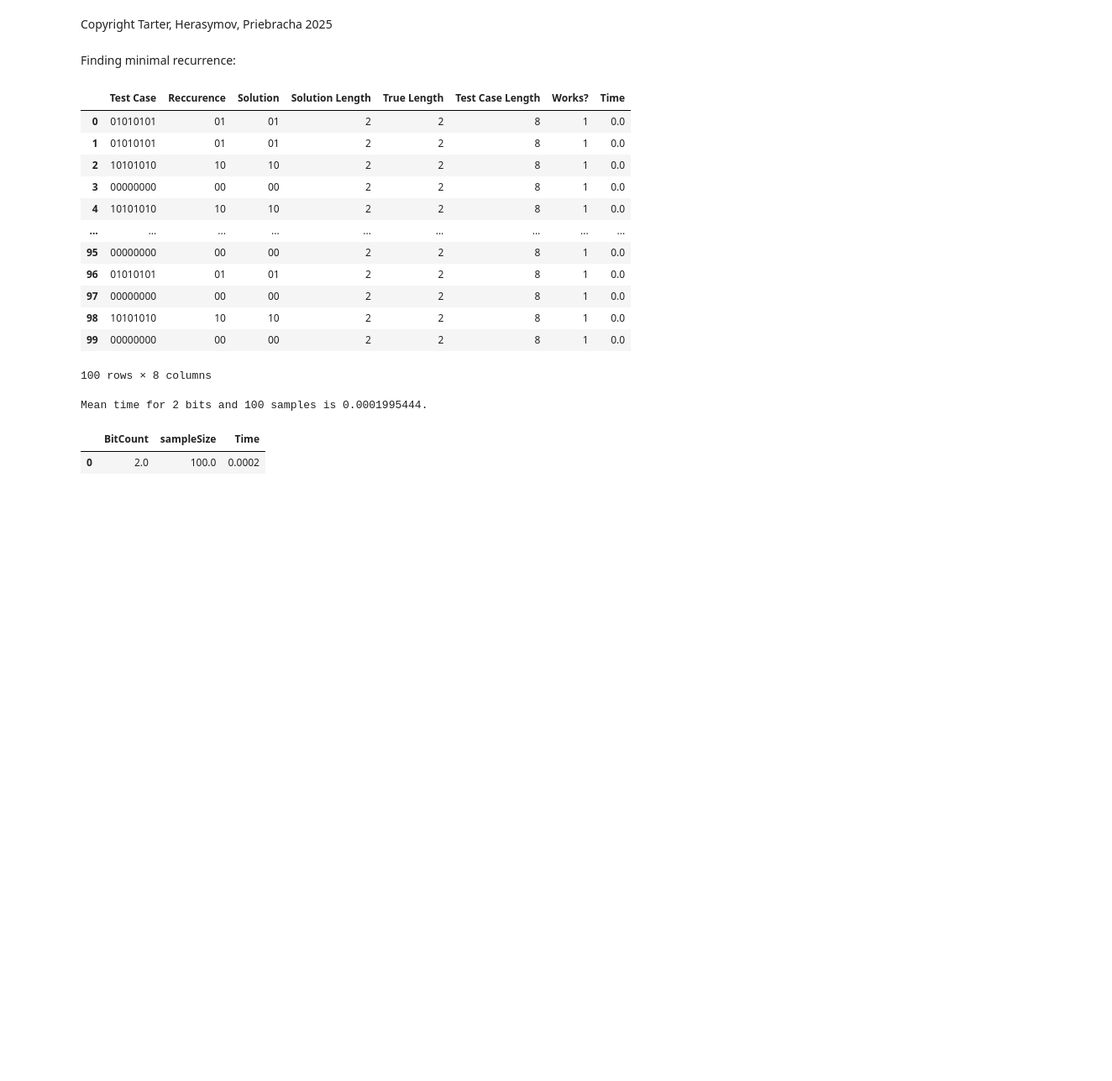
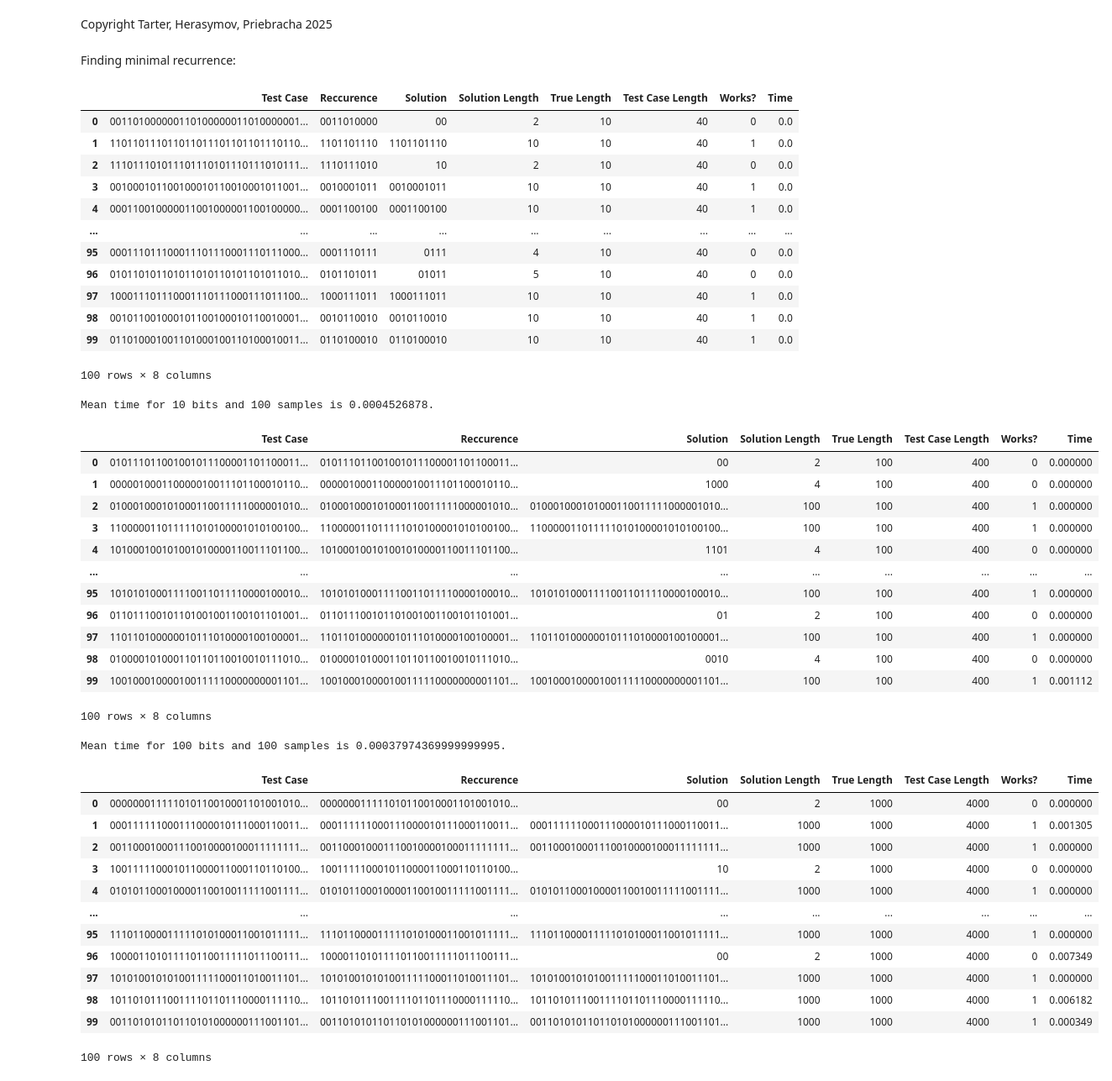
Before and after one commit to Tartertx/LFSR-Research, a Jupyter notebook: algorithm.ipynb, the cells around one changed output. Shown at 84% size. Saved outputs shown, nothing was run; the diff lists cells and outputs as text; code cells hidden in the pictures; blank space fills up the shorter version.

```diff
--- a/algorithm.ipynb
+++ b/algorithm.ipynb
@@ -29,7 +29,7 @@ def backTest(upper):
     out = pd.DataFrame(columns=['BitCount', 'sampleSize', 'Time'])
 
     for i in range(upper-1):
-        digitLength = 2#10**(i+1)
+        digitLength = 10**(i+1)
         sampleSize = 100
 
         tests = pd.DataFrame(columns=['Test Case', 'Reccurence', 'Solution', 'Solution Length', 'True Length', 'Test Case Length', 'Works?', 'Time']) #initialize the dataframe
@@ -48,44 +48,69 @@ def backTest(upper):
             for i in range(len(factors)-1,0,-1): ####O(log(n))
                 rec = sequence[int(n - factors[i]):n] #isolate the recurrence
                 trial = f'{rec}'*2 #concat to make the trial
                 if trial == str(tests.loc[l,'Test Case'])[int(n - 2*factors[i]):n]: #tests if the trial works
                     options.update({len(rec):rec})
             return options[min(options)]
 
         l = 0
         for sequence in testList:
             start = time.time()
             tests.loc[l,'Solution'] = decode(sequence,tests,l)
             end = time.time()
             tests.loc[l,'Time'] = round(end - start,8)#log time for complexity
             tests.loc[l,'Solution Length'] = len(str(tests.loc[l,'Solution']))
             tests.loc[l,'True Length'] = len(tests.loc[l,'Reccurence'])
             tests.loc[l,'Test Case Length'] = len(tests.loc[l,'Test Case'])
             if tests.loc[l,'Reccurence'] == tests.loc[l,'Solution']:
                 tests.loc[l,'Works?'] = 1
             l += 1
 
         display(tests)
         out.loc[i]=[digitLength, sampleSize, np.mean(tests['Time'])]
         print(f'Mean time for {digitLength} bits and {sampleSize} samples is {np.mean(tests['Time'])}.')
     return out
 
-out = backTest(2)
+out = backTest(5)
 display(out)
 # %% [output]
 |  | Test Case | Reccurence | Solution | Solution Length | True Length | Test Case Length | Works? | Time |
-| 0 | 01010101 | 01 | 01 | 2 | 2 | 8 | 1 | 0.0 |
-| 1 | 01010101 | 01 | 01 | 2 | 2 | 8 | 1 | 0.0 |
-| 2 | 10101010 | 10 | 10 | 2 | 2 | 8 | 1 | 0.0 |
-| 3 | 00000000 | 00 | 00 | 2 | 2 | 8 | 1 | 0.0 |
-| 4 | 10101010 | 10 | 10 | 2 | 2 | 8 | 1 | 0.0 |
+| 0 | 001101000000110100000011010000001... | 0011010000 | 00 | 2 | 10 | 40 | 0 | 0.0 |
+| 1 | 110110111011011011101101101110110... | 1101101110 | 1101101110 | 10 | 10 | 40 | 1 | 0.0 |
+| 2 | 111011101011101110101110111010111... | 1110111010 | 10 | 2 | 10 | 40 | 0 | 0.0 |
+| 3 | 001000101100100010110010001011001... | 0010001011 | 0010001011 | 10 | 10 | 40 | 1 | 0.0 |
+| 4 | 000110010000011001000001100100000... | 0001100100 | 0001100100 | 10 | 10 | 40 | 1 | 0.0 |
 | ... | ... | ... | ... | ... | ... | ... | ... | ... |
-| 95 | 00000000 | 00 | 00 | 2 | 2 | 8 | 1 | 0.0 |
-| 96 | 01010101 | 01 | 01 | 2 | 2 | 8 | 1 | 0.0 |
-| 97 | 00000000 | 00 | 00 | 2 | 2 | 8 | 1 | 0.0 |
-| 98 | 10101010 | 10 | 10 | 2 | 2 | 8 | 1 | 0.0 |
-| 99 | 00000000 | 00 | 00 | 2 | 2 | 8 | 1 | 0.0 |
+| 95 | 000111011100011101110001110111000... | 0001110111 | 0111 | 4 | 10 | 40 | 0 | 0.0 |
+| 96 | 010110101101011010110101101011010... | 0101101011 | 01011 | 5 | 10 | 40 | 0 | 0.0 |
+| 97 | 100011101110001110111000111011100... | 1000111011 | 1000111011 | 10 | 10 | 40 | 1 | 0.0 |
+| 98 | 001011001000101100100010110010001... | 0010110010 | 0010110010 | 10 | 10 | 40 | 1 | 0.0 |
+| 99 | 011010001001101000100110100010011... | 0110100010 | 0110100010 | 10 | 10 | 40 | 1 | 0.0 |
 100 rows × 8 columns
-Mean time for 2 bits and 100 samples is 0.0001995444.
+Mean time for 10 bits and 100 samples is 0.0004526878.
-|  | BitCount | sampleSize | Time |
-| 0 | 2.0 | 100.0 | 0.0002 |
+|  | Test Case | Reccurence | Solution | Solution Length | True Length | Test Case Length | Works? | Time |
+| 0 | 010111011001001011100001101100011... | 010111011001001011100001101100011... | 00 | 2 | 100 | 400 | 0 | 0.000000 |
+| 1 | 000001000110000010011101100010110... | 000001000110000010011101100010110... | 1000 | 4 | 100 | 400 | 0 | 0.000000 |
+| 2 | 010001000101000110011111000001010... | 010001000101000110011111000001010... | 010001000101000110011111000001010... | 100 | 100 | 400 | 1 | 0.000000 |
+| 3 | 110000011011111010100001010100100... | 110000011011111010100001010100100... | 110000011011111010100001010100100... | 100 | 100 | 400 | 1 | 0.000000 |
+| 4 | 101000100101001010000110011101100... | 101000100101001010000110011101100... | 1101 | 4 | 100 | 400 | 0 | 0.000000 |
+| ... | ... | ... | ... | ... | ... | ... | ... | ... |
+| 95 | 101010100011110011011110000100010... | 101010100011110011011110000100010... | 101010100011110011011110000100010... | 100 | 100 | 400 | 1 | 0.000000 |
+| 96 | 011011100101101001001100101101001... | 011011100101101001001100101101001... | 01 | 2 | 100 | 400 | 0 | 0.000000 |
+| 97 | 110110100000010111010000100100001... | 110110100000010111010000100100001... | 110110100000010111010000100100001... | 100 | 100 | 400 | 1 | 0.000000 |
+| 98 | 010000101000110110110010010111010... | 010000101000110110110010010111010... | 0010 | 4 | 100 | 400 | 0 | 0.000000 |
+| 99 | 100100010000100111110000000001101... | 100100010000100111110000000001101... | 100100010000100111110000000001101... | 100 | 100 | 400 | 1 | 0.001112 |
+100 rows × 8 columns
+Mean time for 100 bits and 100 samples is 0.00037974369999999995.
+|  | Test Case | Reccurence | Solution | Solution Length | True Length | Test Case Length | Works? | Time |
+| 0 | 000000011111010110010001101001010... | 000000011111010110010001101001010... | 00 | 2 | 1000 | 4000 | 0 | 0.000000 |
+| 1 | 000111111000111000010111000110011... | 000111111000111000010111000110011... | 000111111000111000010111000110011... | 1000 | 1000 | 4000 | 1 | 0.001305 |
+| 2 | 001100010001110010000100011111111... | 001100010001110010000100011111111... | 001100010001110010000100011111111... | 1000 | 1000 | 4000 | 1 | 0.000000 |
+| 3 | 100111110001011000011000110110100... | 100111110001011000011000110110100... | 10 | 2 | 1000 | 4000 | 0 | 0.000000 |
+| 4 | 010101100010000110010011111001111... | 010101100010000110010011111001111... | 010101100010000110010011111001111... | 1000 | 1000 | 4000 | 1 | 0.000000 |
+| ... | ... | ... | ... | ... | ... | ... | ... | ... |
+| 95 | 111011000011111010100011001011111... | 111011000011111010100011001011111... | 111011000011111010100011001011111... | 1000 | 1000 | 4000 | 1 | 0.000000 |
+| 96 | 100001101011110110011111011100111... | 100001101011110110011111011100111... | 00 | 2 | 1000 | 4000 | 0 | 0.007349 |
+| 97 | 101010010101001111100011010011101... | 101010010101001111100011010011101... | 101010010101001111100011010011101... | 1000 | 1000 | 4000 | 1 | 0.000000 |
+| 98 | 101101011100111101101110000111110... | 101101011100111101101110000111110... | 101101011100111101101110000111110... | 1000 | 1000 | 4000 | 1 | 0.006182 |
+| 99 | 001101010110110101000000111001101... | 001101010110110101000000111001101... | 001101010110110101000000111001101... | 1000 | 1000 | 4000 | 1 | 0.000349 |
+100 rows × 8 columns
```
Also changed, not shown: parts of 1 cell of this notebook.
